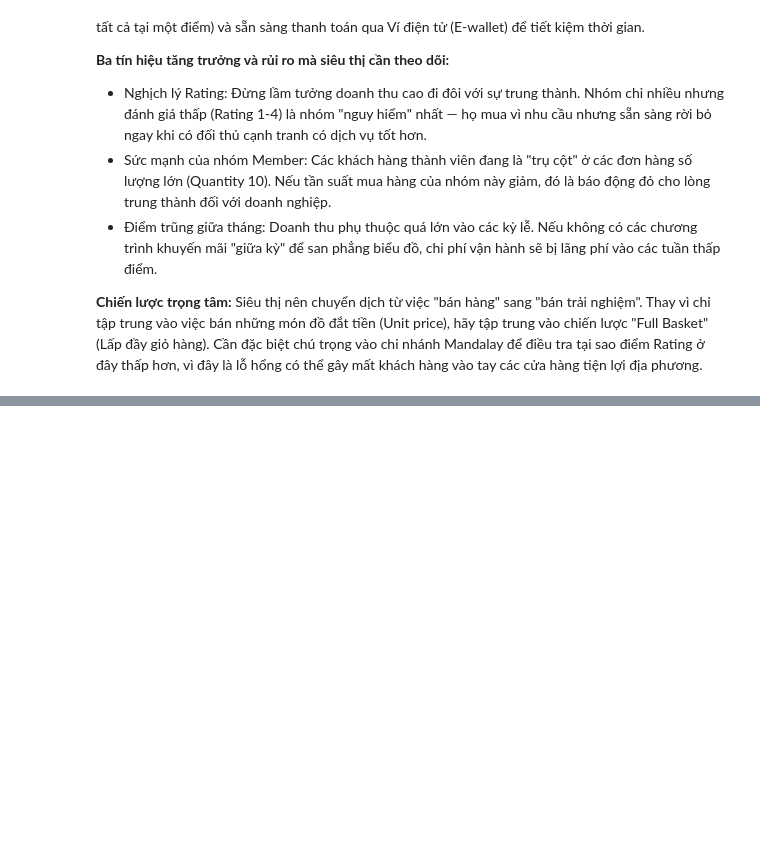
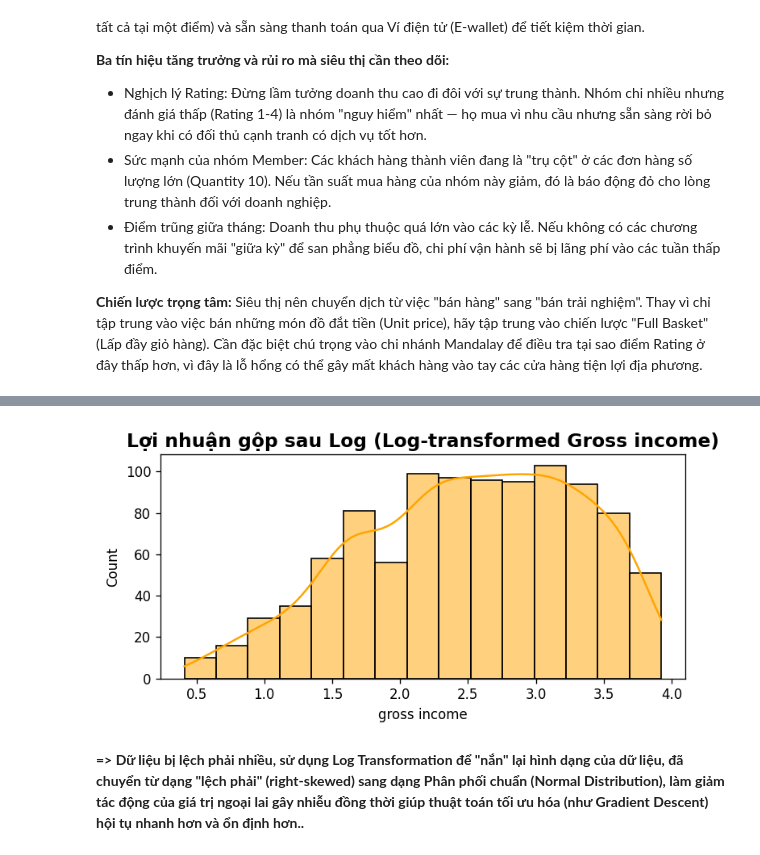
Before and after one commit to Jackxeid/Learn---MindX, a Jupyter notebook: Final Project/finalProject.ipynb, the cells around one changed output, grey strips where cells are left out. Drawn from its saved outputs; the diff is of its cells as text; code cells hidden in the pictures; blank space fills up the shorter version.

```diff
--- a/Final Project/finalProject.ipynb
+++ b/Final Project/finalProject.ipynb
@@ -732,0 +787,10 @@ Siêu thị nên chuyển dịch từ việc "bán hàng" sang "bán trải nghi
+# %%
+y_log = np.log1p(df['gross income'])
+
+sns.histplot(y_log, kde=True, color='orange', alpha=alpha)
+plt.title('Lợi nhuận gộp sau Log (Log-transformed Gross income)', fontsize=14, fontweight='bold')
+plt.show()
+# %% [output]
+[figure, added]
+# %% [markdown]
+**=> Dữ liệu bị lệch phải nhiều, sử dụng Log Transformation để "nắn" lại hình dạng của dữ liệu, đã chuyển từ dạng "lệch phải" (right-skewed) sang dạng Phân phối chuẩn (Normal Distribution), làm giảm tác động của giá trị ngoại lai gây nhiễu đồng thời giúp thuật toán tối ưu hóa (như Gradient Descent) hội tụ nhanh hơn và ổn định hơn..**
```
Also changed, not shown: parts of 8 cells of this notebook.
